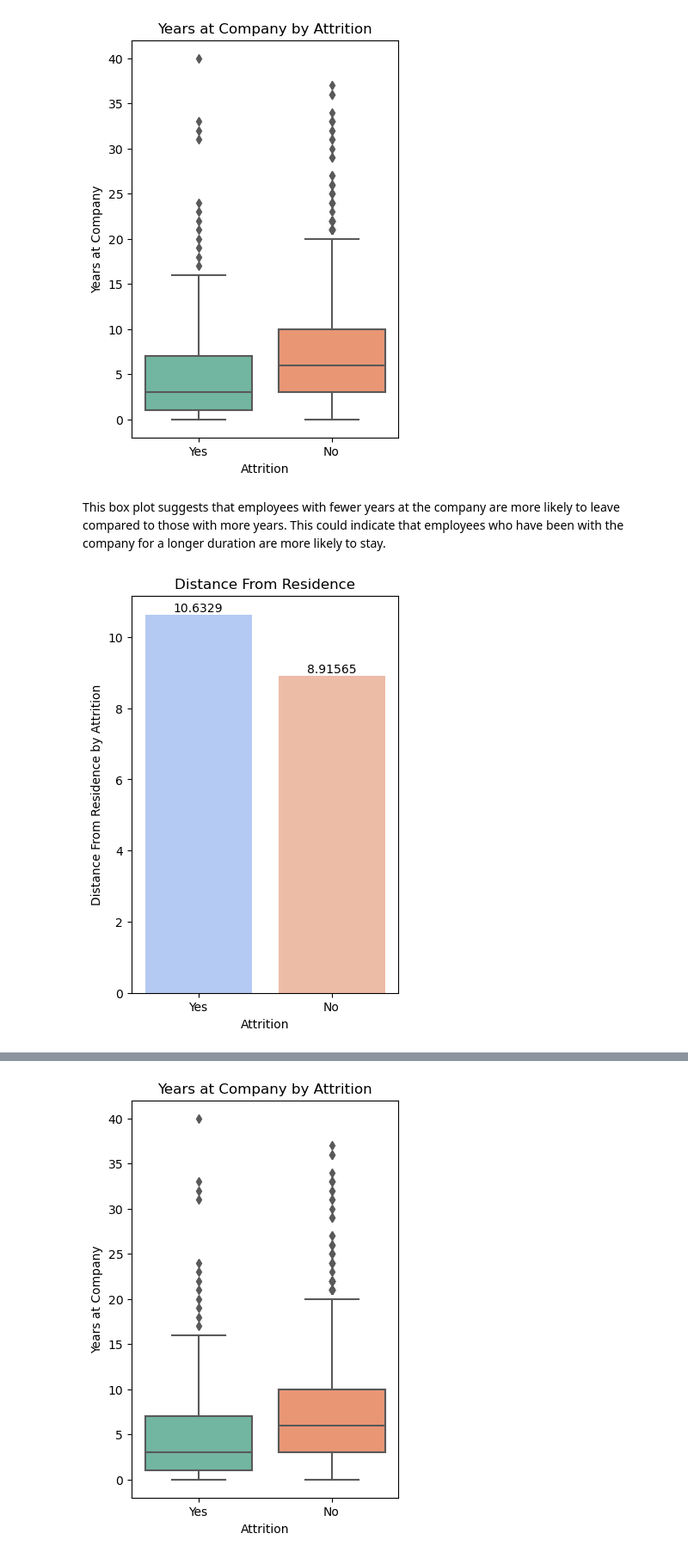
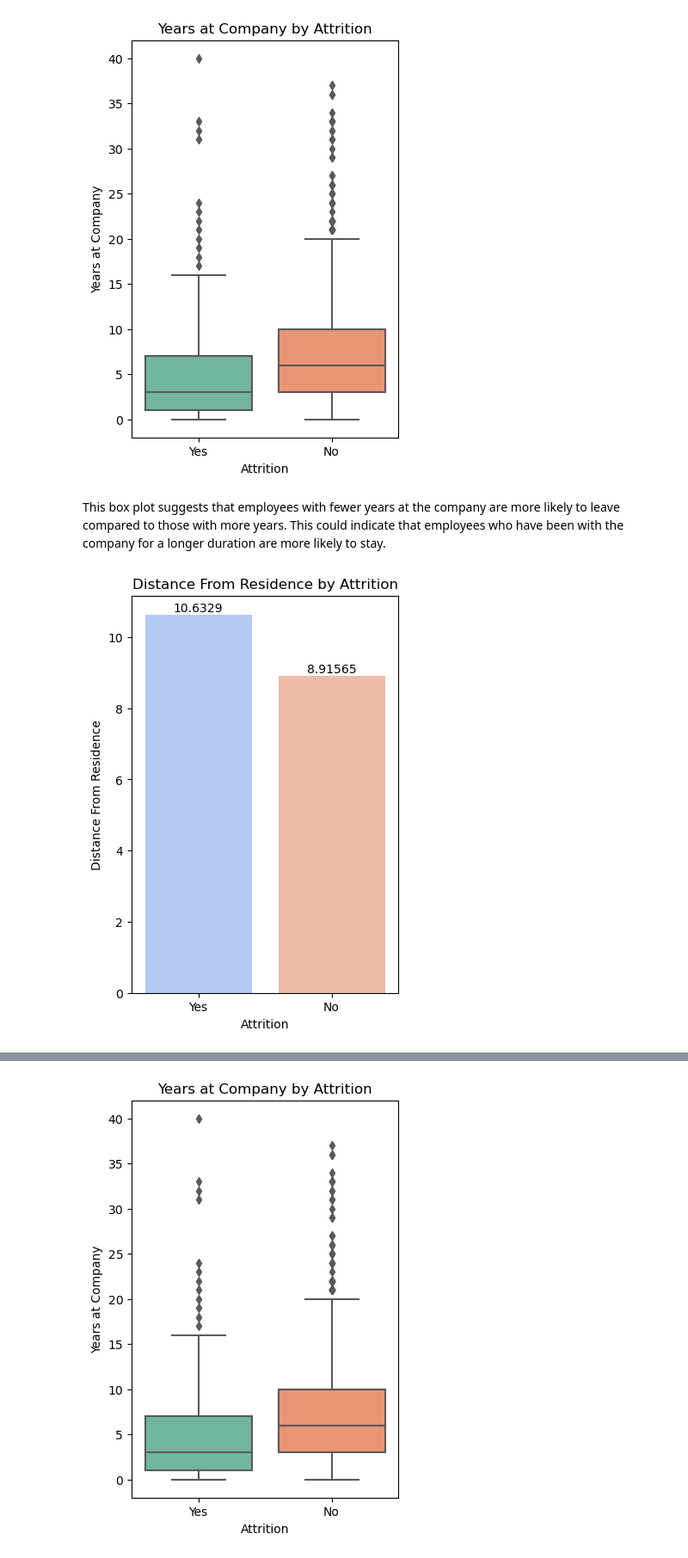
Before and after one commit to Biya96-new/Employee-Attrition-Analysis-EDA, a Jupyter notebook: Attrition.ipynb, the cells around one changed output, grey strips where cells are left out. Shown at 86% size. Drawn from its saved outputs; the diff is of its cells as text; code cells hidden in the pictures.

```diff
--- a/Attrition.ipynb
+++ b/Attrition.ipynb
@@ -4,4 +4,4 @@ import numpy as np
 import matplotlib.pyplot as plt
 import seaborn as sns
 # %%
-df = pd.read_excel(r"C:\Users\Win10\OneDrive\Biya\Unified Mentor_1\IBM\Attrition.xlsx")
+df = pd.read_excel(r"C:\Users\Win10\OneDrive\Work\Unified Mentor_1\IBM\Attrition.xlsx")
@@ -106,0 +28,3 @@ Data Visualization
+# %%
+# Mapping "Yes" to 1 and "No" to 0 in the new column
+df["left"] = np.where(df["Attrition"] == "Yes",1,0)
@@ -213,18 +143,18 @@ plt.ylabel('Years at Company')
 plt.show()
 # %% [output]
 [figure]
-# %% [markdown]
-This box plot suggests that employees with fewer years at the company are more likely to leave compared to those with more years.
-This could indicate that employees who have been with the company for a longer duration are more likely to stay.
+# %% [markdown]
+This box plot suggests that employees with fewer years at the company are more likely to leave compared to those with more years.
+This could indicate that employees who have been with the company for a longer duration are more likely to stay.
 # %%
 #Distance from residence Vs Attrition
 plt.figure(figsize=(4, 6))
 ax=sns.barplot(x='Attrition', y='DistanceFromHome', data=df, palette='coolwarm',errorbar=None)
 for i in ax.containers:
     ax.bar_label(i)
-plt.title('Distance From Residence')
+plt.title('Distance From Residence by Attrition')
 plt.xlabel('Attrition')
-plt.ylabel('Distance From Residence by Attrition')
+plt.ylabel('Distance From Residence')
 plt.show()
 # %% [output]
-[figure, old version]
+[figure, new version]
```
Also changed, not shown: parts of 55 cells of this notebook.
